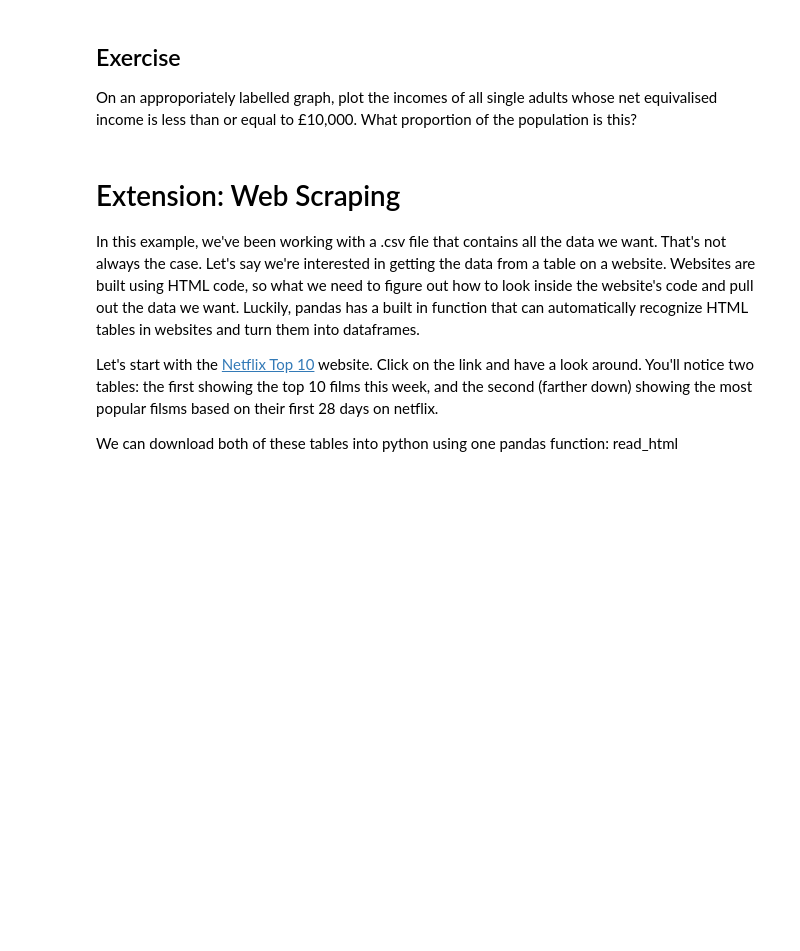
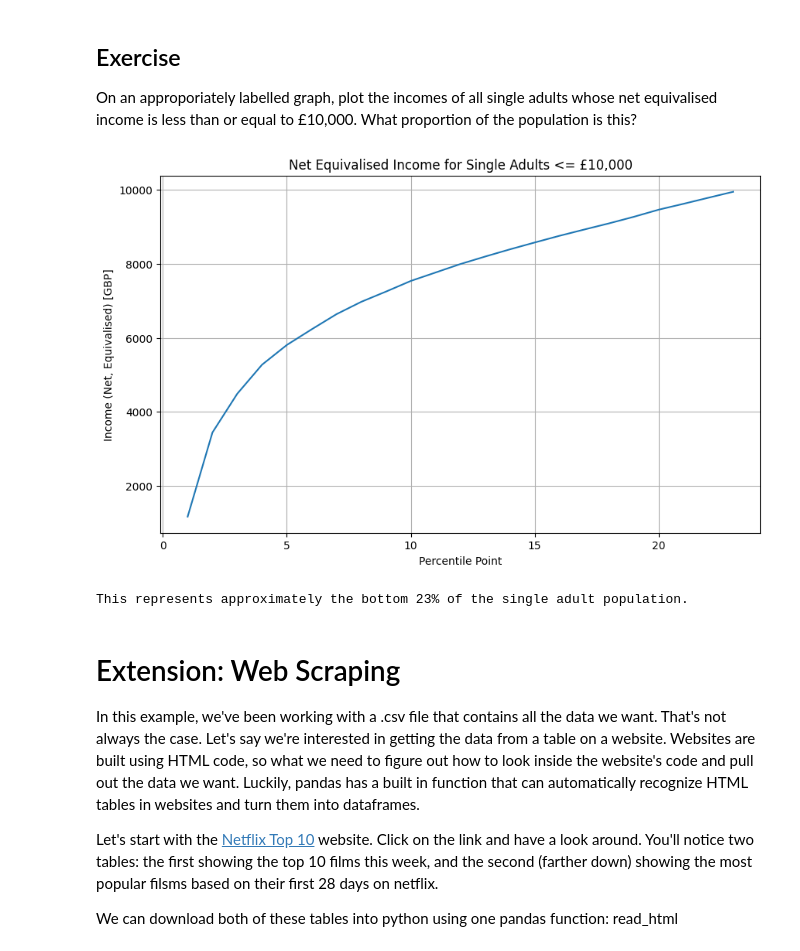
Before and after one commit to annayingucl-cloud/QM2, a Jupyter notebook: W2_Working_with_Data_in_Pandas.ipynb, the cells around one changed output. Saved outputs shown, nothing was run; the diff lists cells and outputs as text; code cells hidden in the pictures; blank space fills up the shorter version.

```diff
--- a/W2_Working_with_Data_in_Pandas.ipynb
+++ b/W2_Working_with_Data_in_Pandas.ipynb
@@ -347,6 +379,30 @@ We won't dwell on comparative operative, here we've used ">" to mean "is greater
 # %% [markdown]
 ## Exercise
 On an approporiately labelled graph, plot the incomes of all single adults whose net equivalised income is less than or equal to £10,000. What proportion of the population is this?
+# %%
+import matplotlib.pyplot as plt
+
+# Filter the income data for single adults with income <= 10000
+single_adults_filtered = income[income['Single adult'] <= 10000]
+
+# Plot the filtered data
+plt.figure(figsize=(10, 6))
+plt.plot(single_adults_filtered.index, single_adults_filtered['Single adult'])
+plt.title('Net Equivalised Income for Single Adults <= £10,000')
+plt.xlabel('Percentile Point')
+plt.ylabel('Income (Net, Equivalised) [GBP]')
+plt.grid(True)
+plt.show()
+
+# Calculate the proportion of the population this represents
+# The index represents percentile points from 1 to 99.
+# If the filtered data includes all percentiles up to a certain point,
+# the highest percentile in the filtered data gives an estimate of the proportion.
+highest_percentile = single_adults_filtered.index.max()
+print(f"This represents approximately the bottom {highest_percentile}% of the single adult population.")
+# %% [output]
+[figure, added]
+This represents approximately the bottom 23% of the single adult population.
 # %% [markdown]
 # Extension: Web Scraping
 
```
Also changed, not shown: parts of 6 cells of this notebook.
